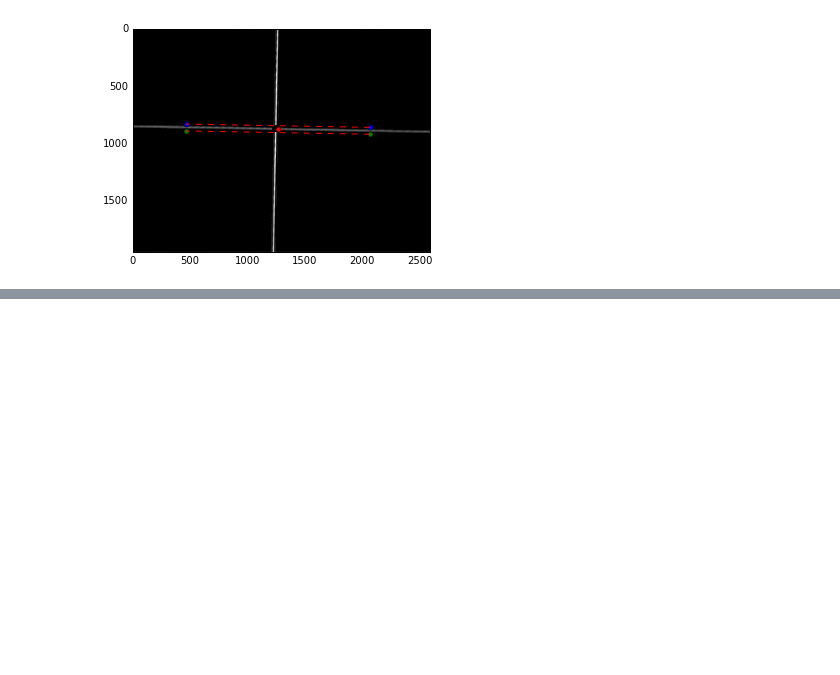
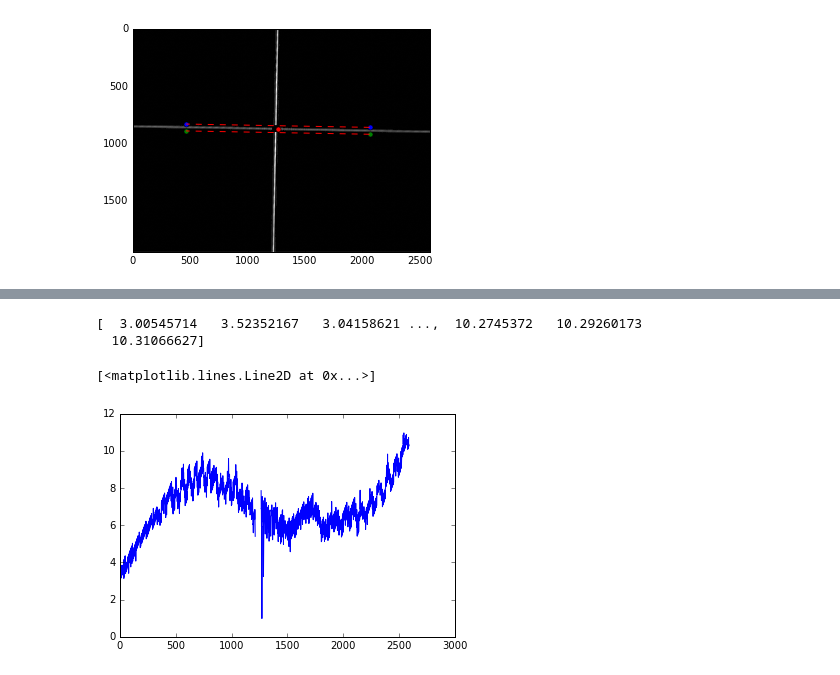
Before and after one commit to kurcoy/Python, a Jupyter notebook: LaserMomentsCalc/LaserCalculation.ipynb, the cells around one changed output, grey strips where cells are left out. Drawn from its saved outputs; the diff is of its cells as text; code cells hidden in the pictures; blank space fills up the shorter version.

```diff
--- a/LaserMomentsCalc/LaserCalculation.ipynb
+++ b/LaserMomentsCalc/LaserCalculation.ipynb
@@ -291,0 +370,12 @@ plt.show()
+# %%
+differ = np.zeros((col))
+for i in range(col):
+   differ[i] = points[i][1]-location[i]
+
+print(differ)
+plt.plot(differ)
+# %% [output]
+[  3.00545714   3.52352167   3.04158621 ...,  10.2745372   10.29260173
+  10.31066627]
+[<matplotlib.lines.Line2D at 0x...>]
+[figure, added]
```
Also changed, not shown: parts of 3 cells of this notebook.
